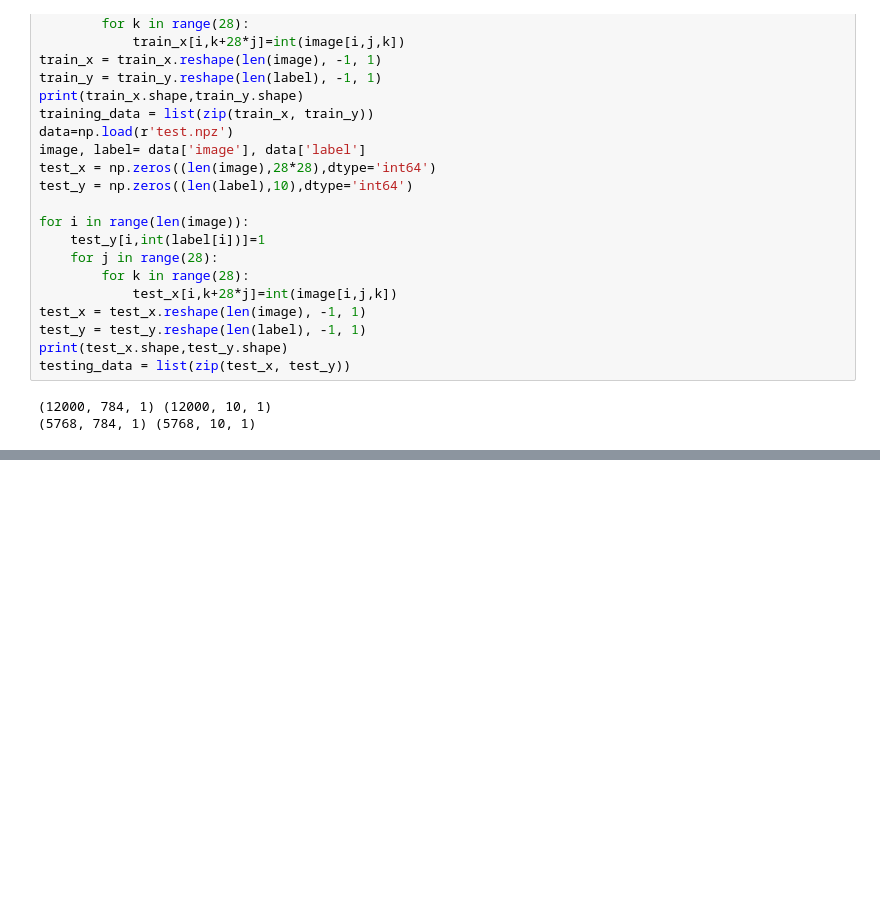
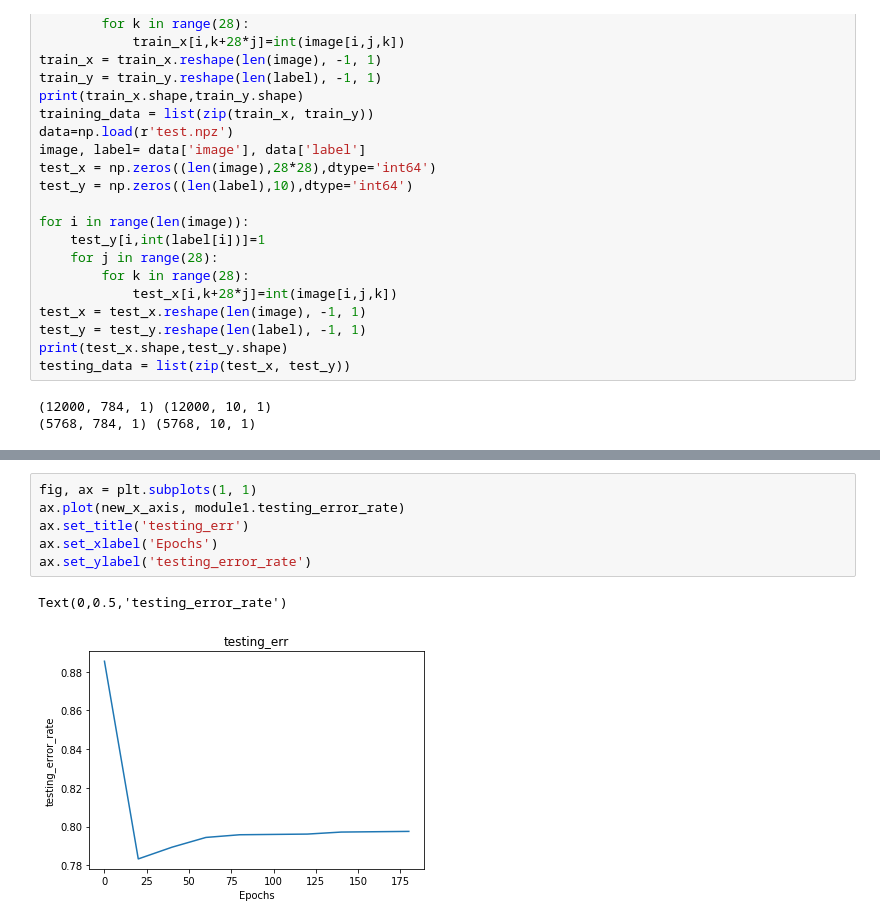
Before and after one commit to omelette-314/Deep_learning_nctu, a Jupyter notebook: homework1/DNN/DNN.ipynb, the cells around one changed output, grey strips where cells are left out. Saved outputs shown, nothing was run; the diff lists cells and outputs as text; blank space fills up the shorter version.

```diff
--- a/homework1/DNN/DNN.ipynb
+++ b/homework1/DNN/DNN.ipynb
@@ -367,0 +248,9 @@ SyntaxError: invalid syntax (<ipython-input-8-9320ba7591b7>, line 30)
+# %%
+fig, ax = plt.subplots(1, 1)
+ax.plot(new_x_axis, module1.testing_error_rate)
+ax.set_title('testing_err')
+ax.set_xlabel('Epochs')
+ax.set_ylabel('testing_error_rate')
+# %% [output]
+Text(0,0.5,'testing_error_rate')
+[figure, added]
```
Also changed, not shown: parts of 32 cells of this notebook, 5 other files.
